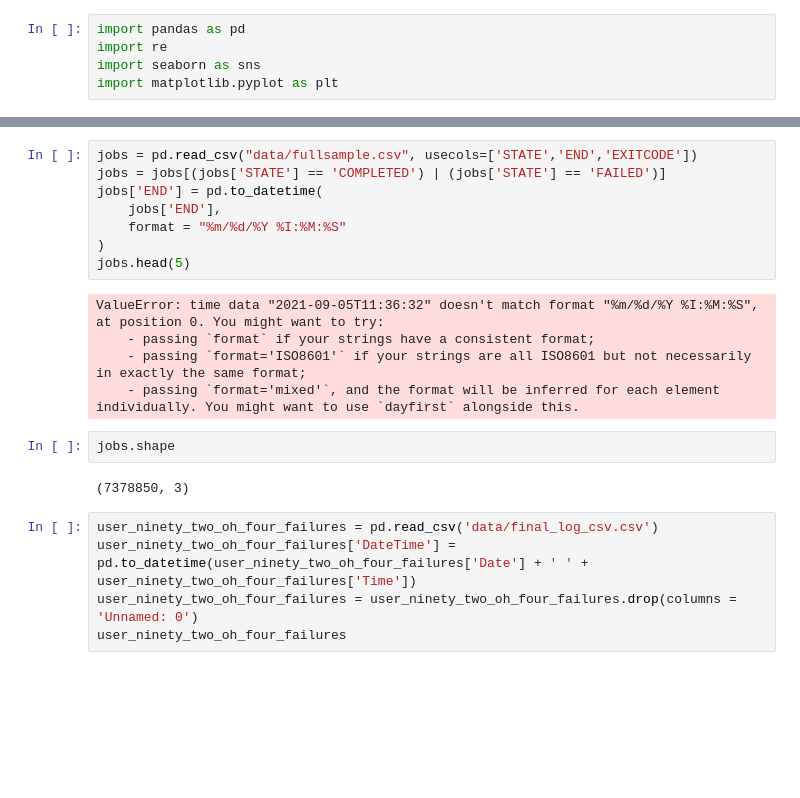
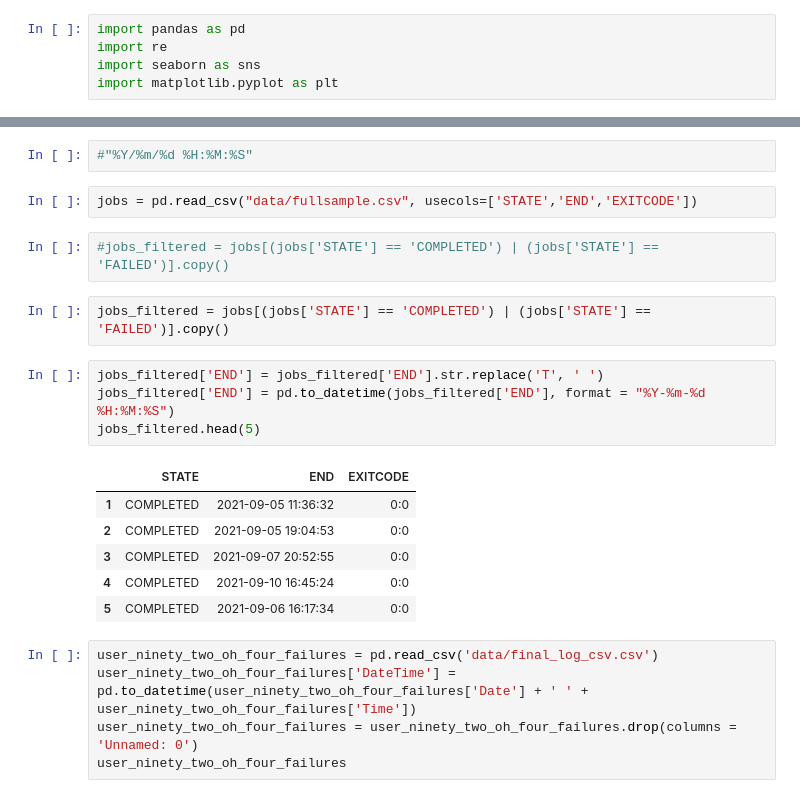
Before and after one commit to nss-data-science-cohort-8/accre-pumpkin-pie, a Jupyter notebook: notebooks/ZH_Sched_Failure_Modeling.ipynb, the cells around one changed output, grey strips where cells are left out. Cells and saved outputs as stored; diff of their text form; blank space fills up the shorter version.

Commit message:
filtered CSV for high failure timeframe

```diff
--- a/notebooks/ZH_Sched_Failure_Modeling.ipynb
+++ b/notebooks/ZH_Sched_Failure_Modeling.ipynb
@@ -19,23 +19,25 @@ jobs.head(5)
 | 2 | 30858137 | COMPLETED | 2021-08-06T19:04:39 | 2021-09-05T19:04:53 | 204800Mn | 57553.77M | 30-00:00:00 | 30-00:00:14 | 1 | 32 | cgw-tbi01 | ... |
 | 3 | 30935078 | COMPLETED | 2021-08-09T16:52:51 | 2021-09-07T20:52:55 | 65536Mn | 20577.96M | 29-04:00:00 | 29-04:00:04 | 1 | 8 | cgw-platypus | ... |
 | 4 | 31364111_2 | COMPLETED | 2021-08-17T07:45:07 | 2021-09-10T16:45:24 | 16384Mn | 9733.43M | 24-09:00:00 | 24-09:00:17 | 1 | 1 | production | ... |
+# %%
+#"%Y/%m/%d %H:%M:%S"
+# %%
+jobs = pd.read_csv("data/fullsample.csv", usecols=['STATE','END','EXITCODE'])
 # %%
-jobs = pd.read_csv("data/fullsample.csv", usecols=['STATE','END','EXITCODE'])
-jobs = jobs[(jobs['STATE'] == 'COMPLETED') | (jobs['STATE'] == 'FAILED')]
-jobs['END'] = pd.to_datetime(
-    jobs['END'],
-    format = "%m/%d/%Y %I:%M:%S"
-)
-jobs.head(5)
+#jobs_filtered = jobs[(jobs['STATE'] == 'COMPLETED') | (jobs['STATE'] == 'FAILED')].copy()
-# %% [output]
-ValueError: time data "2021-09-05T11:36:32" doesn't match format "%m/%d/%Y %I:%M:%S", at position 0. You might want to try:
-    - passing `format` if your strings have a consistent format;
-    - passing `format='ISO8601'` if your strings are all ISO8601 but not necessarily in exactly the same format;
-    - passing `format='mixed'`, and the format will be inferred for each element individually. You might want to use `dayfirst` alongside this.
-# %%
-jobs.shape
-# %% [output]
-(7378850, 3)
+# %%
+jobs_filtered = jobs[(jobs['STATE'] == 'COMPLETED') | (jobs['STATE'] == 'FAILED')].copy()
+# %%
+jobs_filtered['END'] = jobs_filtered['END'].str.replace('T', ' ')
+jobs_filtered['END'] = pd.to_datetime(jobs_filtered['END'], format = "%Y-%m-%d %H:%M:%S")
+jobs_filtered.head(5)
+# %% [output]
+|  | STATE | END | EXITCODE |
+| 1 | COMPLETED | 2021-09-05 11:36:32 | 0:0 |
+| 2 | COMPLETED | 2021-09-05 19:04:53 | 0:0 |
+| 3 | COMPLETED | 2021-09-07 20:52:55 | 0:0 |
+| 4 | COMPLETED | 2021-09-10 16:45:24 | 0:0 |
+| 5 | COMPLETED | 2021-09-06 16:17:34 | 0:0 |
 # %%
 user_ninety_two_oh_four_failures = pd.read_csv('data/final_log_csv.csv')
 user_ninety_two_oh_four_failures['DateTime'] = pd.to_datetime(user_ninety_two_oh_four_failures['Date'] + ' ' + user_ninety_two_oh_four_failures['Time'])
```
Also changed, not shown: parts of 5 cells of this notebook.
